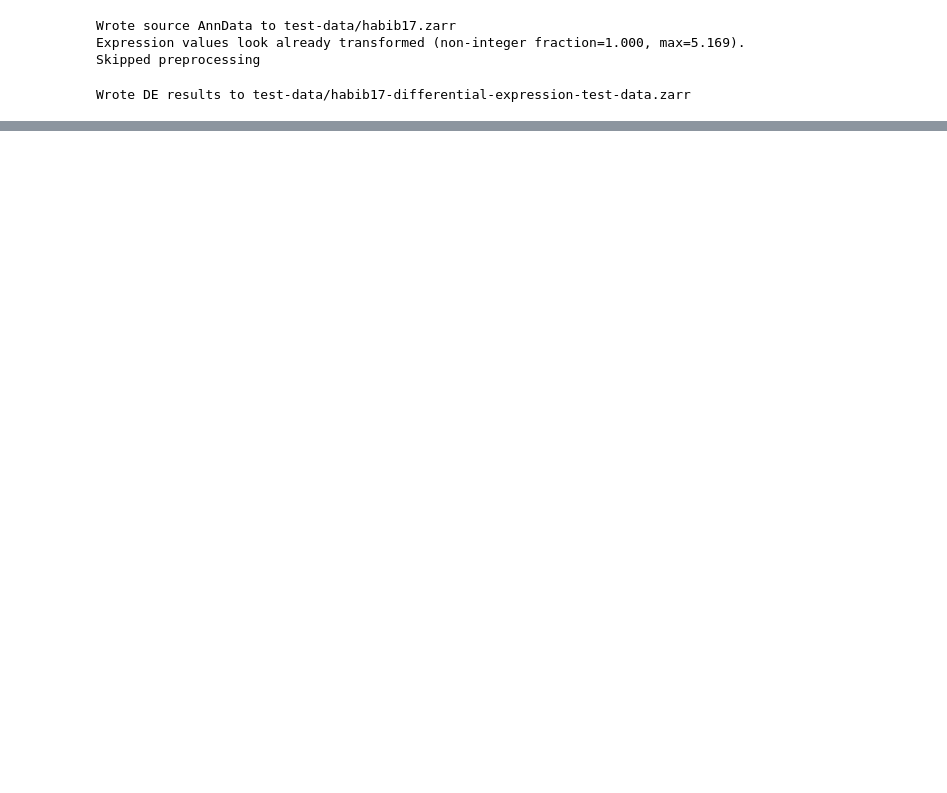
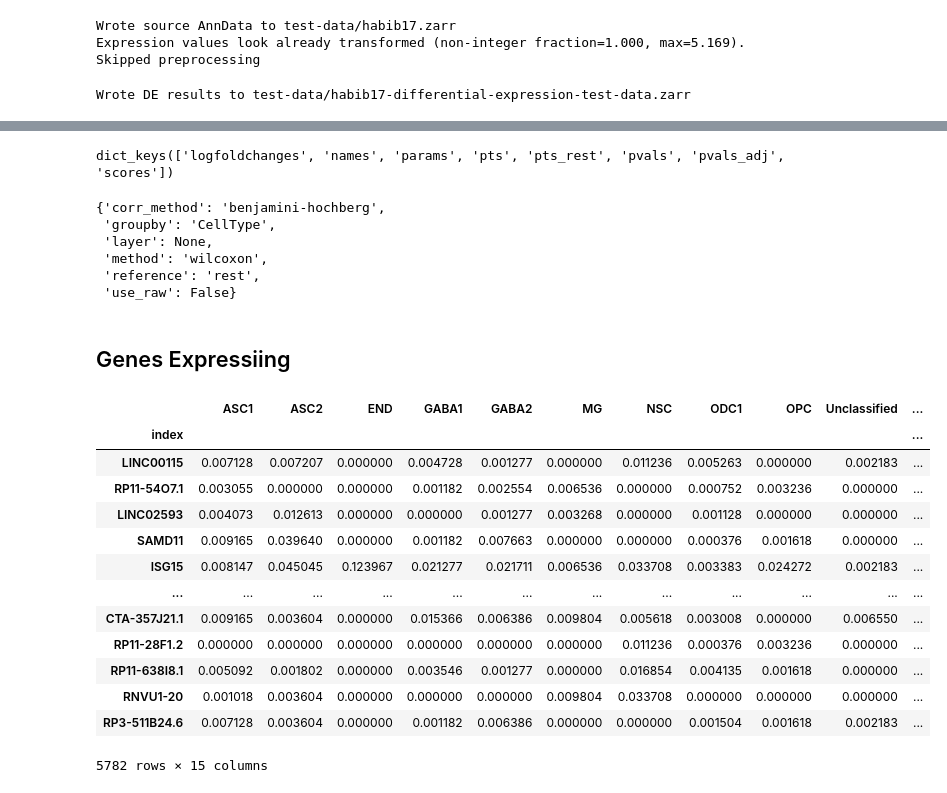
Before and after one commit to dv-klaus-eckelt/zarr-test-datasets, a Jupyter notebook: create-differential-expression-data.ipynb, the cells around one changed output, grey strips where cells are left out. Cells and saved outputs as stored; diff of their text form; code cells hidden in the pictures; blank space fills up the shorter version.

Commit message:
2nd diff ex calc

```diff
--- a/create-differential-expression-data.ipynb
+++ b/create-differential-expression-data.ipynb
@@ -120,0 +138,3 @@ Wrote DE results to test-data/habib17-differential-expression-test-data.zarr
+# %%
+adata = ad.read_zarr(OUTPUT_PATH)
+adata
@@ -120,0 +149,34 @@ Wrote DE results to test-data/habib17-differential-expression-test-data.zarr
+# %%
+result_set ="diff01"
+# %%
+adata.uns[result_set].keys()
+# %% [output]
+dict_keys(['logfoldchanges', 'names', 'params', 'pts', 'pts_rest', 'pvals', 'pvals_adj', 'scores'])
+# %%
+adata.uns[result_set]["params"]
+# %% [output]
+{'corr_method': 'benjamini-hochberg',
+ 'groupby': 'CellType',
+ 'layer': None,
+ 'method': 'wilcoxon',
+ 'reference': 'rest',
+ 'use_raw': False}
+# %% [markdown]
+## Genes Expressiing
+# %%
+adata.uns[result_set]["pts"]
+# %% [output]
+|  | ASC1 | ASC2 | END | GABA1 | GABA2 | MG | NSC | ODC1 | OPC | Unclassified | ... |
+| index |  |  |  |  |  |  |  |  |  |  | ... |
+| LINC00115 | 0.007128 | 0.007207 | 0.000000 | 0.004728 | 0.001277 | 0.000000 | 0.011236 | 0.005263 | 0.000000 | 0.002183 | ... |
+| RP11-54O7.1 | 0.003055 | 0.000000 | 0.000000 | 0.001182 | 0.002554 | 0.006536 | 0.000000 | 0.000752 | 0.003236 | 0.000000 | ... |
+| LINC02593 | 0.004073 | 0.012613 | 0.000000 | 0.000000 | 0.001277 | 0.003268 | 0.000000 | 0.001128 | 0.000000 | 0.000000 | ... |
+| SAMD11 | 0.009165 | 0.039640 | 0.000000 | 0.001182 | 0.007663 | 0.000000 | 0.000000 | 0.000376 | 0.001618 | 0.000000 | ... |
+| ISG15 | 0.008147 | 0.045045 | 0.123967 | 0.021277 | 0.021711 | 0.006536 | 0.033708 | 0.003383 | 0.024272 | 0.002183 | ... |
+| ... | ... | ... | ... | ... | ... | ... | ... | ... | ... | ... | ... |
+| CTA-357J21.1 | 0.009165 | 0.003604 | 0.000000 | 0.015366 | 0.006386 | 0.009804 | 0.005618 | 0.003008 | 0.000000 | 0.006550 | ... |
+| RP11-28F1.2 | 0.000000 | 0.000000 | 0.000000 | 0.000000 | 0.000000 | 0.000000 | 0.011236 | 0.000376 | 0.003236 | 0.000000 | ... |
+| RP11-638I8.1 | 0.005092 | 0.001802 | 0.000000 | 0.003546 | 0.001277 | 0.000000 | 0.016854 | 0.004135 | 0.001618 | 0.000000 | ... |
+| RNVU1-20 | 0.001018 | 0.003604 | 0.000000 | 0.000000 | 0.000000 | 0.009804 | 0.033708 | 0.000000 | 0.000000 | 0.000000 | ... |
+| RP3-511B24.6 | 0.007128 | 0.003604 | 0.000000 | 0.001182 | 0.006386 | 0.000000 | 0.000000 | 0.001504 | 0.001618 | 0.002183 | ... |
+5782 rows × 15 columns
```
Also changed, not shown: parts of 13 cells of this notebook, 1 other file.
